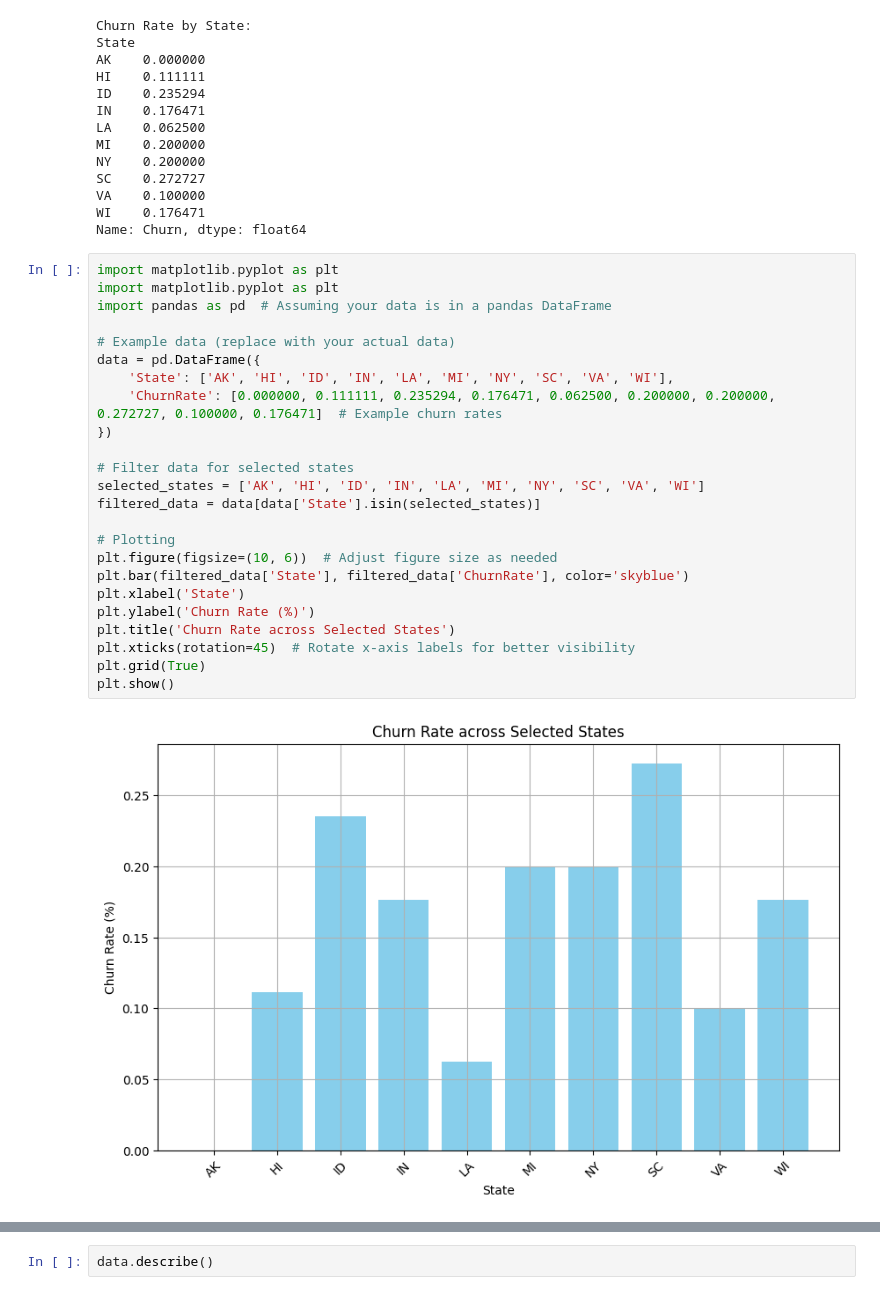
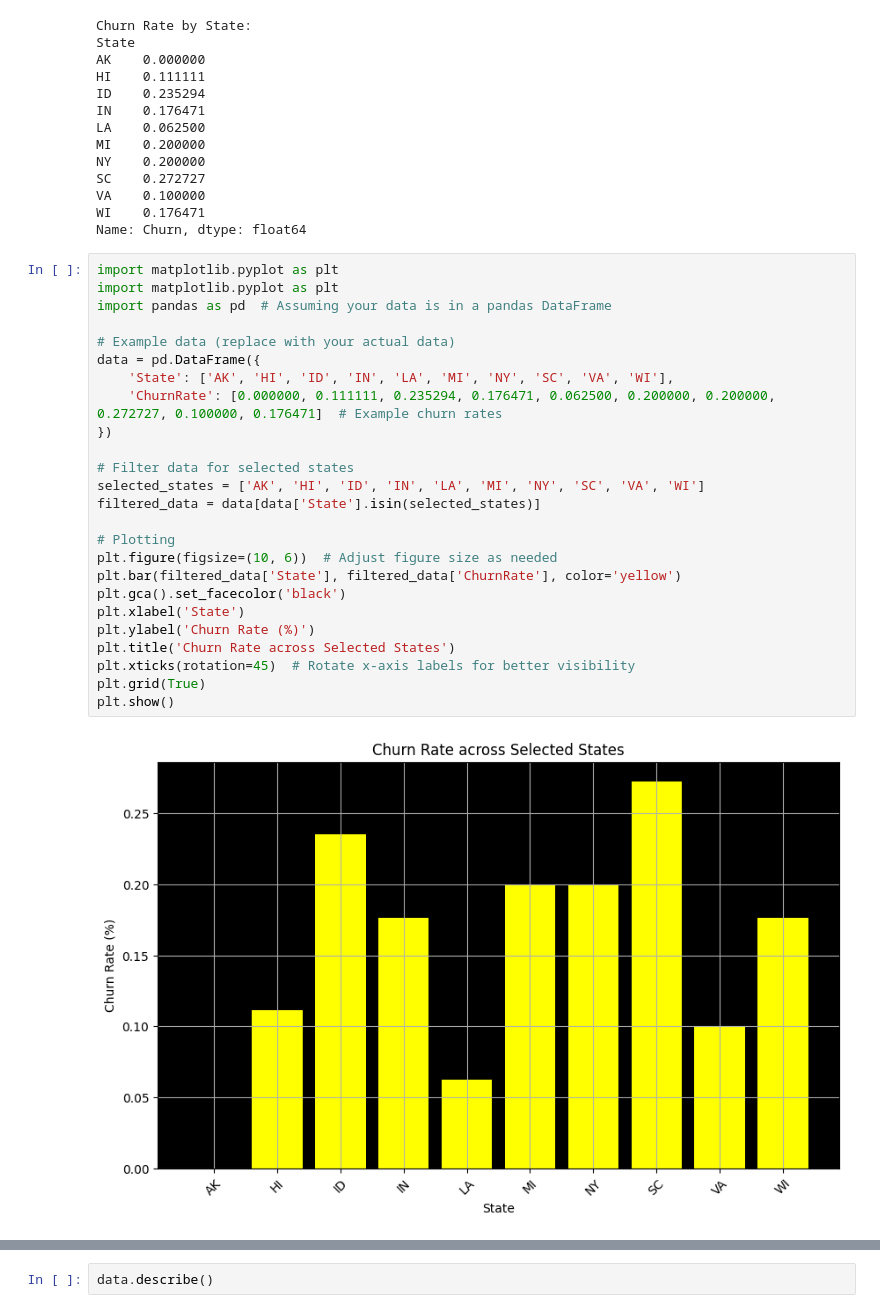
Before and after one commit to turatsinzejunior83/.net-apps, a Jupyter notebook: MTN_Case_study_Data_Analysis.ipynb, the cells around one changed output, grey strips where cells are left out. Drawn from its saved outputs; the diff is of its cells as text.

```diff
--- a/MTN_Case_study_Data_Analysis.ipynb
+++ b/MTN_Case_study_Data_Analysis.ipynb
@@ -686,26 +690,27 @@ Name: Churn, dtype: float64
 # %%
 import matplotlib.pyplot as plt
 import matplotlib.pyplot as plt
 import pandas as pd  # Assuming your data is in a pandas DataFrame
 
 # Example data (replace with your actual data)
 data = pd.DataFrame({
     'State': ['AK', 'HI', 'ID', 'IN', 'LA', 'MI', 'NY', 'SC', 'VA', 'WI'],
     'ChurnRate': [0.000000, 0.111111, 0.235294, 0.176471, 0.062500, 0.200000, 0.200000, 0.272727, 0.100000, 0.176471]  # Example churn rates
 })
 
 # Filter data for selected states
 selected_states = ['AK', 'HI', 'ID', 'IN', 'LA', 'MI', 'NY', 'SC', 'VA', 'WI']
 filtered_data = data[data['State'].isin(selected_states)]
 
 # Plotting
 plt.figure(figsize=(10, 6))  # Adjust figure size as needed
-plt.bar(filtered_data['State'], filtered_data['ChurnRate'], color='skyblue')
+plt.bar(filtered_data['State'], filtered_data['ChurnRate'], color='yellow')
+plt.gca().set_facecolor('black')
 plt.xlabel('State')
 plt.ylabel('Churn Rate (%)')
 plt.title('Churn Rate across Selected States')
 plt.xticks(rotation=45)  # Rotate x-axis labels for better visibility
 plt.grid(True)
 plt.show()
 # %% [output]
-[figure, old version]
+[figure, new version]
```
Also changed, not shown: parts of 12 cells of this notebook.
